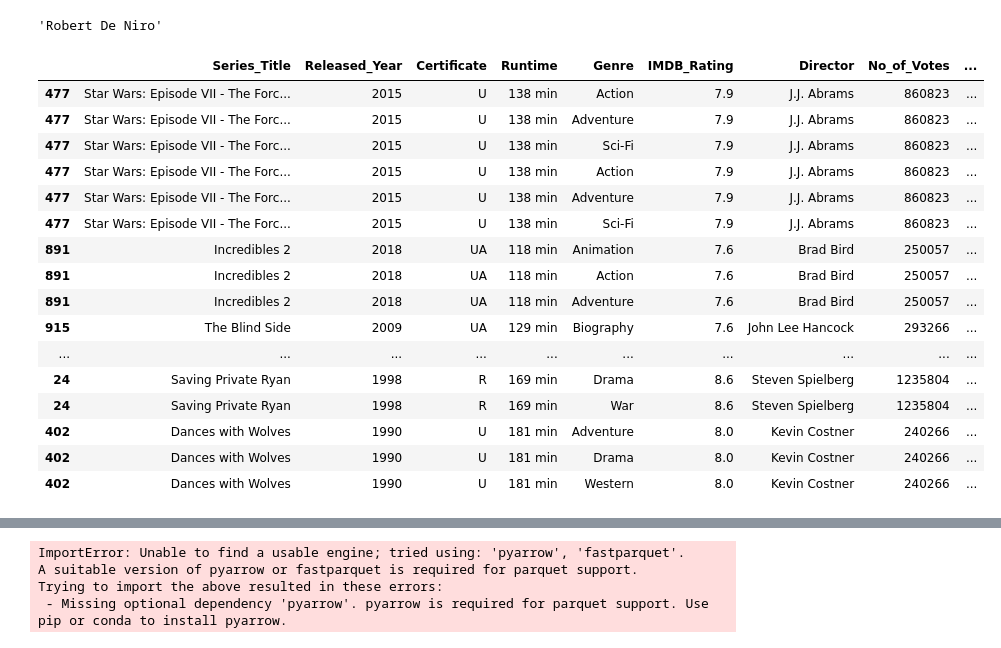
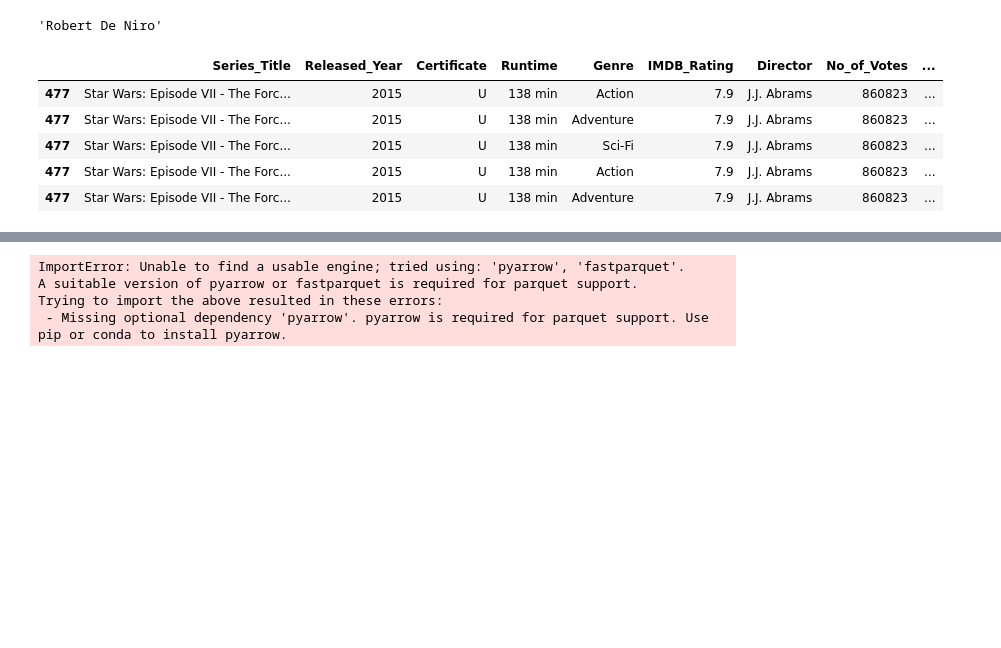
Before and after one commit to abbi3l3igh/DE-TS-Assignments, a Jupyter notebook: Week 1/Wednesday61924/Exercise1.ipynb, the cells around one changed output, grey strips where cells are left out. Cells and saved outputs as stored; diff of their text form; code cells hidden in the pictures; blank space fills up the shorter version.

```diff
--- a/Week 1/Wednesday61924/Exercise1.ipynb
+++ b/Week 1/Wednesday61924/Exercise1.ipynb
@@ -154,27 +154,19 @@ df["Stars"].value_counts().idxmax()
 # %%
 # Highest grossing movie for each genre
 # TODO
-temp.drop_duplicates(subset=['Series_Title', 'Genre'], inplace=True)
+temp = df
+temp.drop_duplicates(subset=['Series_Title', 'Genre'], inplace=True) #NOT WORKING
 
-temp.loc[temp.groupby('Genre')['Gross'].idxmax()]
+#temp2 = temp.loc[temp.groupby('Genre')['Gross'].idxmax()]
+#temp2.drop_duplicates(subset=['Genre'])
+temp2.head()
 # %% [output]
 |  | Series_Title | Released_Year | Certificate | Runtime | Genre | IMDB_Rating | Director | No_of_Votes | ... |
 | 477 | Star Wars: Episode VII - The Forc... | 2015 | U | 138 min | Action | 7.9 | J.J. Abrams | 860823 | ... |
 | 477 | Star Wars: Episode VII - The Forc... | 2015 | U | 138 min | Adventure | 7.9 | J.J. Abrams | 860823 | ... |
 | 477 | Star Wars: Episode VII - The Forc... | 2015 | U | 138 min | Sci-Fi | 7.9 | J.J. Abrams | 860823 | ... |
 | 477 | Star Wars: Episode VII - The Forc... | 2015 | U | 138 min | Action | 7.9 | J.J. Abrams | 860823 | ... |
 | 477 | Star Wars: Episode VII - The Forc... | 2015 | U | 138 min | Adventure | 7.9 | J.J. Abrams | 860823 | ... |
-| 477 | Star Wars: Episode VII - The Forc... | 2015 | U | 138 min | Sci-Fi | 7.9 | J.J. Abrams | 860823 | ... |
-| 891 | Incredibles 2 | 2018 | UA | 118 min | Animation | 7.6 | Brad Bird | 250057 | ... |
-| 891 | Incredibles 2 | 2018 | UA | 118 min | Action | 7.6 | Brad Bird | 250057 | ... |
-| 891 | Incredibles 2 | 2018 | UA | 118 min | Adventure | 7.6 | Brad Bird | 250057 | ... |
-| 915 | The Blind Side | 2009 | UA | 129 min | Biography | 7.6 | John Lee Hancock | 293266 | ... |
-| ... | ... | ... | ... | ... | ... | ... | ... | ... | ... |
-| 24 | Saving Private Ryan | 1998 | R | 169 min | Drama | 8.6 | Steven Spielberg | 1235804 | ... |
-| 24 | Saving Private Ryan | 1998 | R | 169 min | War | 8.6 | Steven Spielberg | 1235804 | ... |
-| 402 | Dances with Wolves | 1990 | U | 181 min | Adventure | 8.0 | Kevin Costner | 240266 | ... |
-| 402 | Dances with Wolves | 1990 | U | 181 min | Drama | 8.0 | Kevin Costner | 240266 | ... |
-| 402 | Dances with Wolves | 1990 | U | 181 min | Western | 8.0 | Kevin Costner | 240266 | ... |
 # %%
 # Lowest grossing movie for each director
 
```
Also changed, not shown: parts of 1 cell of this notebook, 9 other files.
